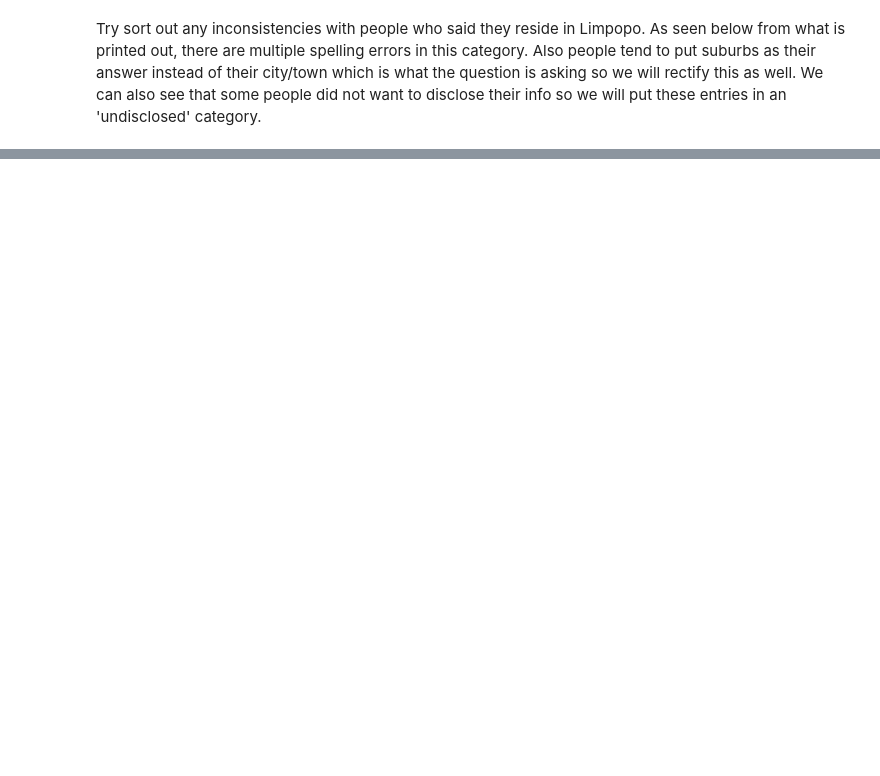
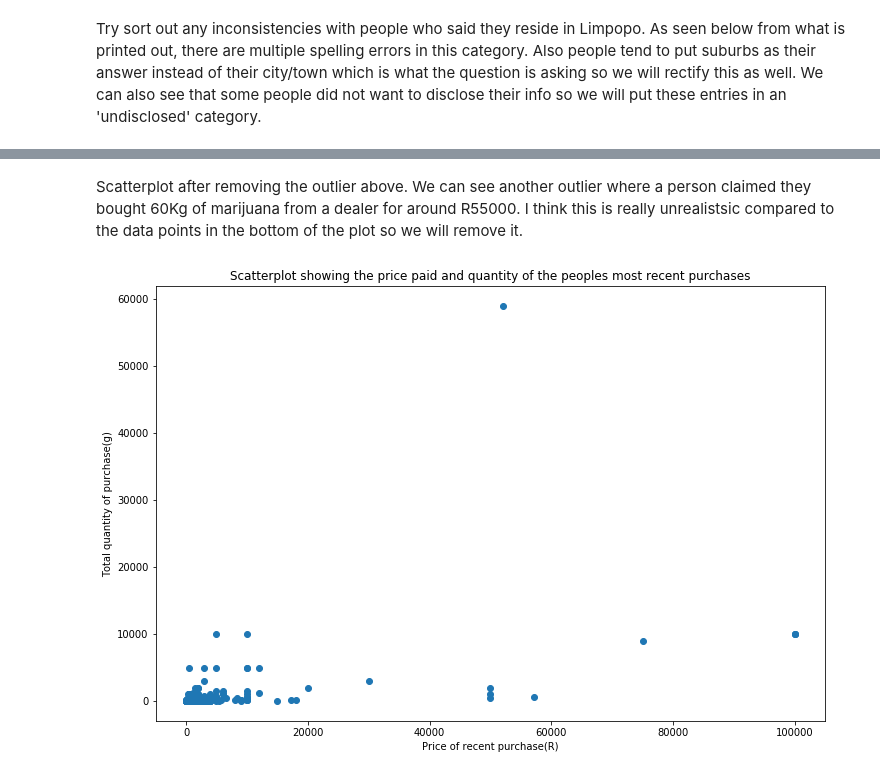
Before and after one commit to Matkicail/DAE-Project, a Jupyter notebook: daeRough.ipynb, the cells around one changed output, grey strips where cells are left out. Saved outputs shown, nothing was run; the diff lists cells and outputs as text; code cells hidden in the pictures; blank space fills up the shorter version.

```diff
--- a/daeRough.ipynb
+++ b/daeRough.ipynb
@@ -1158,0 +895,2 @@ Name: q21, dtype: int64
+# %%
+smallCityTownDataset = dataset.copy()
@@ -1158,0 +1251,14 @@ Name: q21, dtype: int64
+# %%
+print("LIMPOPO BEFORE FIXING SMALL CITYS/TOWNS")
+print(smallCityTownDataset['q13'].loc[smallCityTownDataset['q12'] == 'Limpopo'].value_counts())
+print("-----------------------------------------------------")
+
+smallCityTownDataset['q13'].loc[(smallCityTownDataset['q13'] == 'Makhado')] = 'Small Place LP'
+smallCityTownDataset['q13'].loc[(smallCityTownDataset['q13'] == 'Haenertsburg')] = 'Small Place LP'
+smallCityTownDataset['q13'].loc[(smallCityTownDataset['q13'] == 'Letsitele')] = 'Small Place LP'
+smallCityTownDataset['q13'].loc[(smallCityTownDataset['q13'] == 'Levubu')] = 'Small Place LP'
+smallCityTownDataset['q13'].loc[(smallCityTownDataset['q13'] == 'Lephalale')] = 'Small Place LP'
+smallCityTownDataset['q13'].loc[(smallCityTownDataset['q13'] == 'Phalaborwa')] = 'Small Place LP'
+
+print("LIMPOPO AFTER FIXING SMALL CITYS/TOWNS")
+print(smallCityTownDataset['q13'].loc[smallCityTownDataset['q12'] == 'Limpopo'].value_counts())
@@ -1158,0 +1417,16 @@ Name: q21, dtype: int64
+# %% [markdown]
+Scatterplot after removing the outlier above. We can see another outlier where a person claimed they bought 60Kg of marijuana from a dealer for around R55000. I think this is really unrealistsic compared to the data points in the bottom of the plot so we will remove it.
+# %%
+plt.figure(figsize=(12,8))
+plt.scatter(dataset['q9'], dataset['q10'], alpha=1)
+plt.xlabel('Price of recent purchase(R)')
+plt.ylabel('Total quantity of purchase(g)')
+plt.title('Scatterplot showing the price paid and quantity of the peoples most recent purchases')
+
+#remove outlier on both datasets
+i = dataset[(dataset['q9'] > 50000) & (dataset['q10'] > 40000)].index
+dataset = dataset.drop(i)
+i = smallCityTownDataset[(smallCityTownDataset['q9'] > 50000) & (smallCityTownDataset['q10'] > 40000)].index
+smallCityTownDataset = smallCityTownDataset.drop(i)
+# %% [output]
+[figure, added]
```
Also changed, not shown: parts of 83 cells of this notebook.
